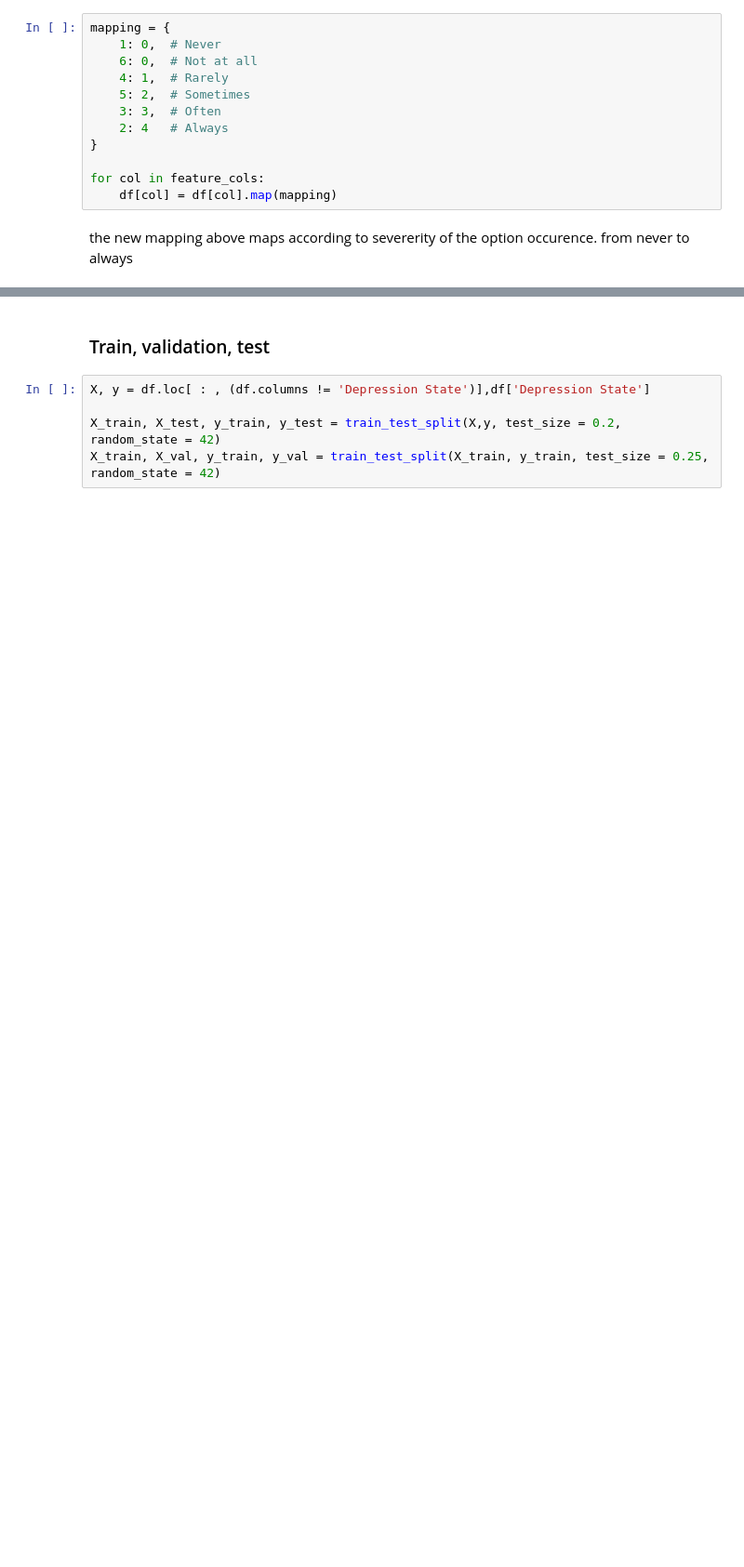
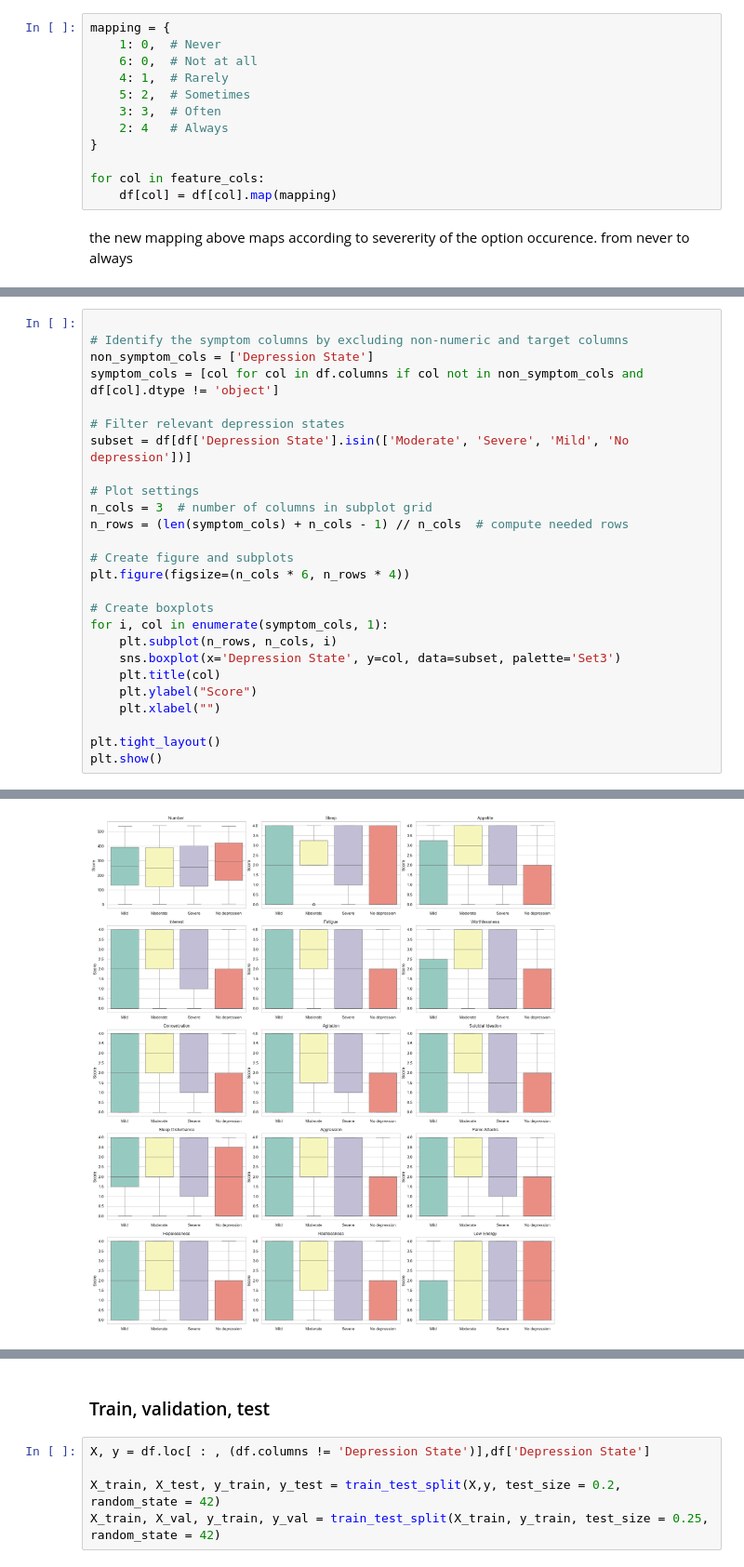
Before and after one commit to Idani27/depression-diagnostic-tool, a Jupyter notebook: Patient diagnostic tool for depression.ipynb, the cells around one changed output, grey strips where cells are left out. Shown at 93% size. Saved outputs shown, nothing was run; the diff lists cells and outputs as text; blank space fills up the shorter version.

```diff
--- a/Patient diagnostic tool for depression.ipynb
+++ b/Patient diagnostic tool for depression.ipynb
@@ -194,0 +268,27 @@ the new mapping above maps according to severerity of the option occurence. from
+# %%
+
+# Identify the symptom columns by excluding non-numeric and target columns
+non_symptom_cols = ['Depression State']
+symptom_cols = [col for col in df.columns if col not in non_symptom_cols and df[col].dtype != 'object']
+
+# Filter relevant depression states
+subset = df[df['Depression State'].isin(['Moderate', 'Severe', 'Mild', 'No depression'])]
+
+# Plot settings
+n_cols = 3  # number of columns in subplot grid
+n_rows = (len(symptom_cols) + n_cols - 1) // n_cols  # compute needed rows
+
+# Create figure and subplots
+plt.figure(figsize=(n_cols * 6, n_rows * 4))
+
+# Create boxplots
+for i, col in enumerate(symptom_cols, 1):
+    plt.subplot(n_rows, n_cols, i)
+    sns.boxplot(x='Depression State', y=col, data=subset, palette='Set3')
+    plt.title(col)
+    plt.ylabel("Score")
+    plt.xlabel("")
+
+plt.tight_layout()
+plt.show()
+# %% [output]
@@ -194,0 +312 @@ the new mapping above maps according to severerity of the option occurence. from
+[figure, added]
```
Also changed, not shown: parts of 29 cells of this notebook.
